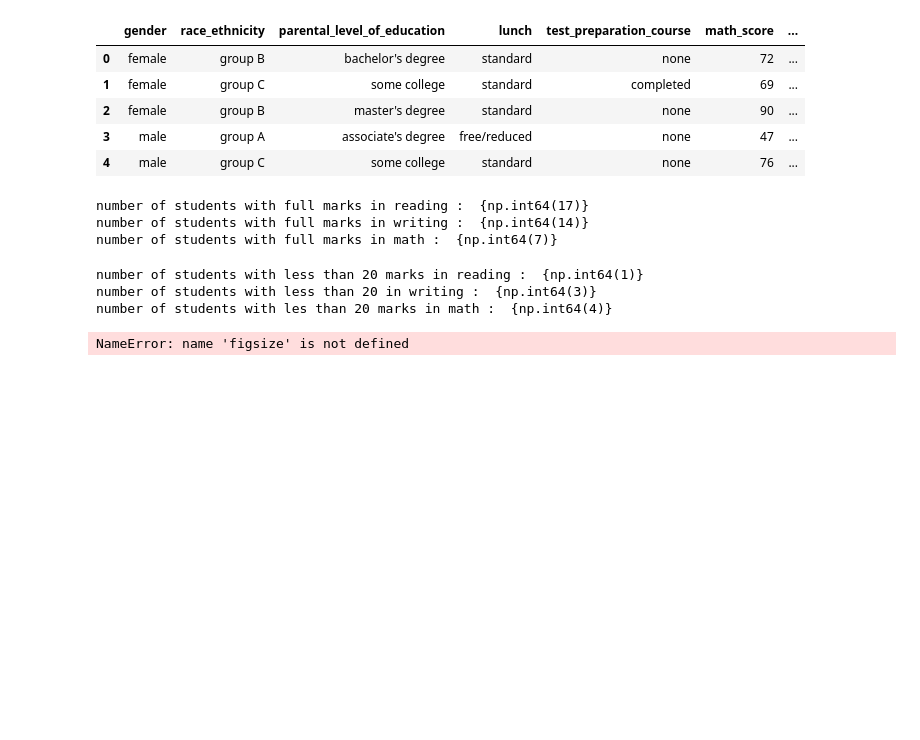
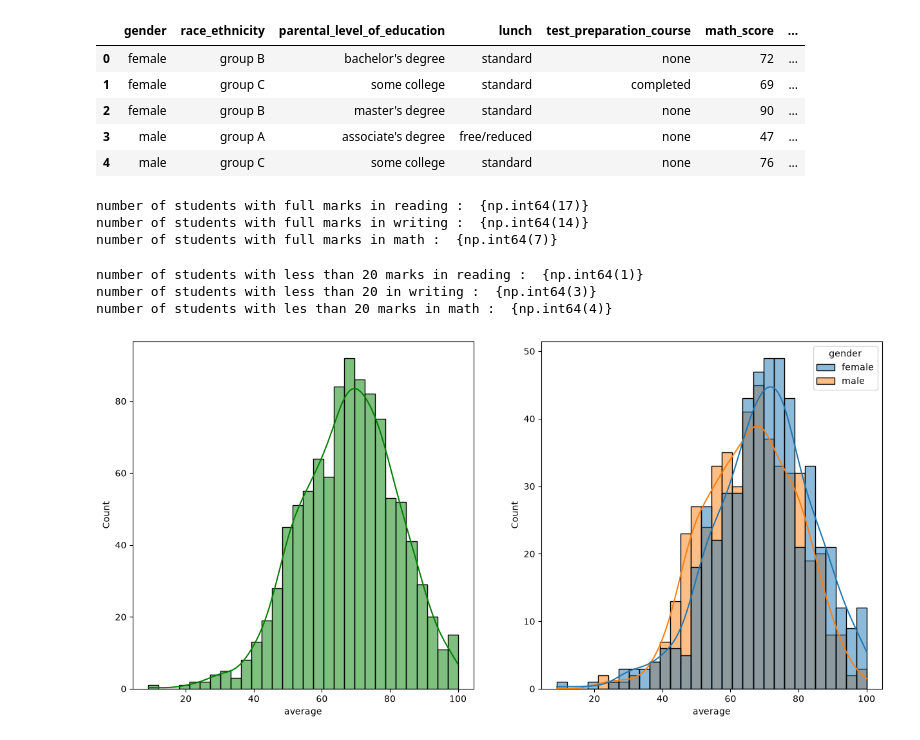
Before and after one commit to aymanzouaghi/ml-project, a Jupyter notebook: notebook/EDA.ipynb, the cells around one changed output. Cells and saved outputs as stored; diff of their text form; code cells hidden in the pictures; blank space fills up the shorter version.

```diff
--- a/notebook/EDA.ipynb
+++ b/notebook/EDA.ipynb
@@ -165,11 +165,11 @@ number of students with less than 20 marks in reading :  {np.int64(1)}
 number of students with less than 20 in writing :  {np.int64(3)}
 number of students with les than 20 marks in math :  {np.int64(4)}
 # %%
-fig, axs =plt.subplot(1, 2, figsize(15,7))
+fig, axs =plt.subplots(1, 2, figsize=(15,7))
 plt.subplot(121)
 sns.histplot(data=df, x='average', bins=30, kde=True, color='g')
 plt.subplot(122)
 sns.histplot(data=df, x='average', bins=30, kde=True, hue='gender')
 plt.show()
 # %% [output]
-NameError: name 'figsize' is not defined
+[figure, added]
```
Also changed, not shown: parts of 3 cells of this notebook.
